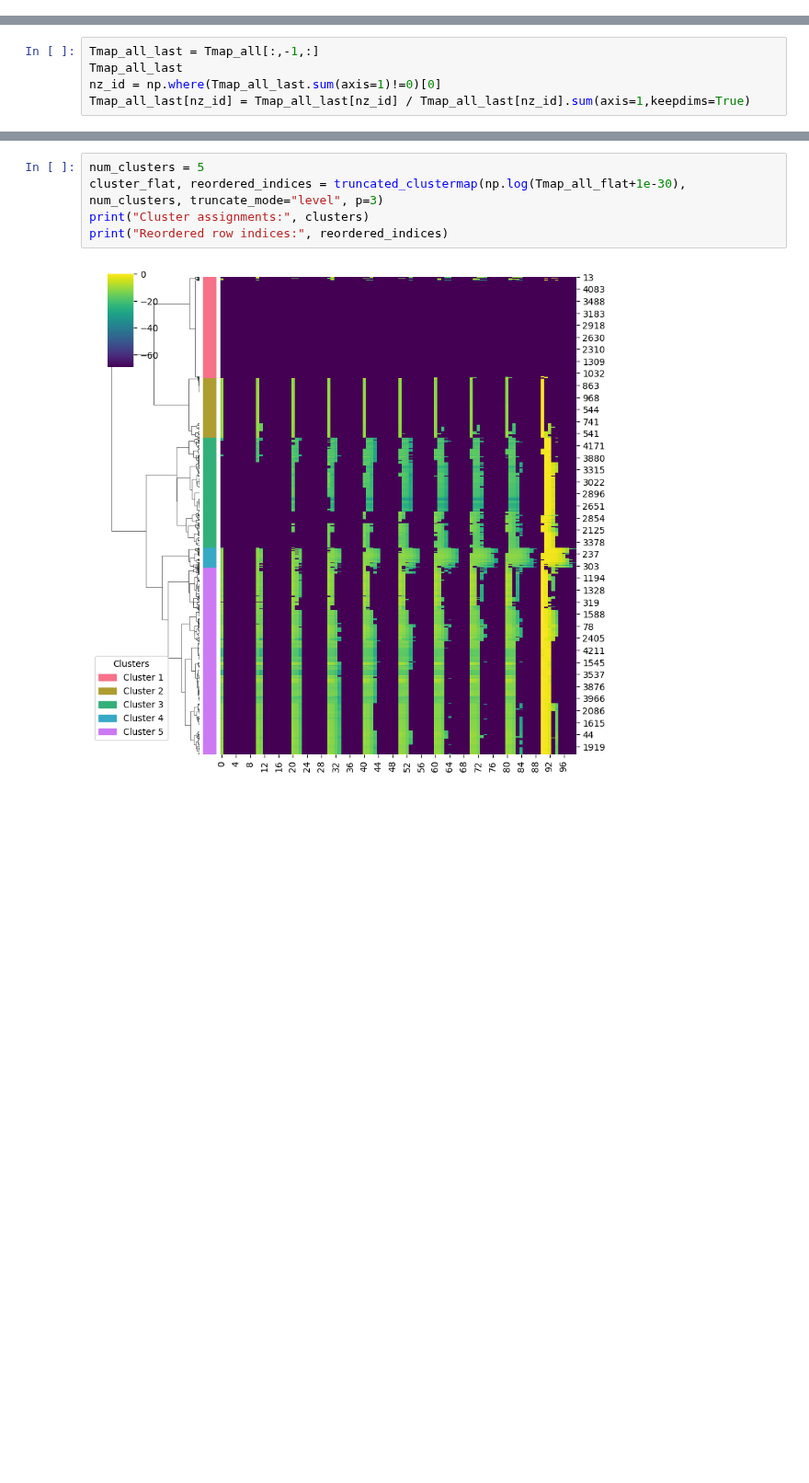
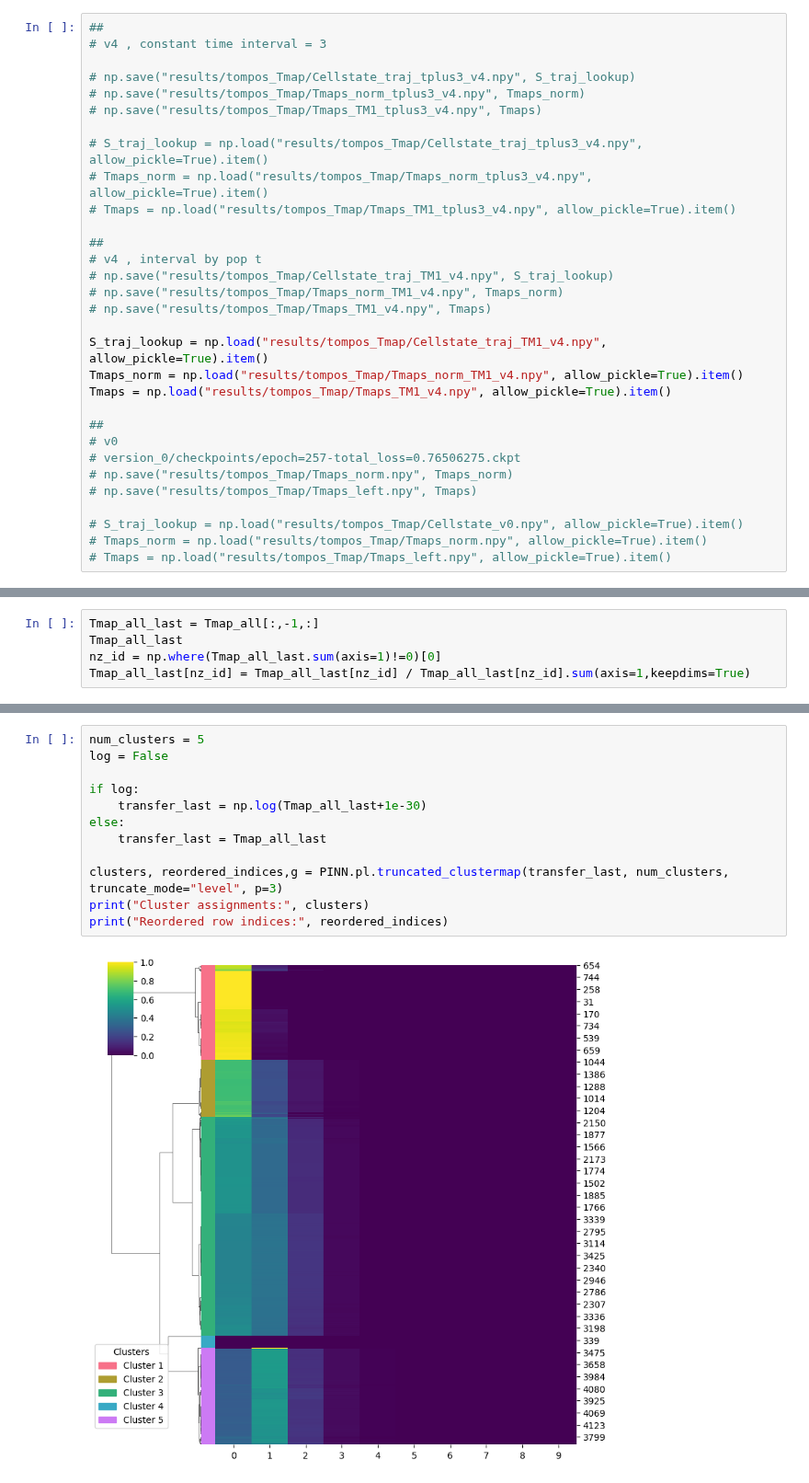
Before and after one commit to oZwZo/PINN_dynamics, a Jupyter notebook: Explore_Notebook/7.evaluation/7-5.tompos_density_transfer.ipynb, the cells around one changed output, grey strips where cells are left out. Shown at 92% size. Saved outputs shown, nothing was run; the diff lists cells and outputs as text; blank space fills up the shorter version.

```diff
--- a/Explore_Notebook/7.evaluation/7-5.tompos_density_transfer.ipynb
+++ b/Explore_Notebook/7.evaluation/7-5.tompos_density_transfer.ipynb
@@ -262,0 +142,31 @@ np.save("results/tompos_Tmap/Tmaps_left.npy", Tmaps)
+# %%
+##
+# v4 , constant time interval = 3
+
+# np.save("results/tompos_Tmap/Cellstate_traj_tplus3_v4.npy", S_traj_lookup)
+# np.save("results/tompos_Tmap/Tmaps_norm_tplus3_v4.npy", Tmaps_norm)
+# np.save("results/tompos_Tmap/Tmaps_TM1_tplus3_v4.npy", Tmaps)
+
+# S_traj_lookup = np.load("results/tompos_Tmap/Cellstate_traj_tplus3_v4.npy", allow_pickle=True).item()
+# Tmaps_norm = np.load("results/tompos_Tmap/Tmaps_norm_tplus3_v4.npy", allow_pickle=True).item()
+# Tmaps = np.load("results/tompos_Tmap/Tmaps_TM1_tplus3_v4.npy", allow_pickle=True).item()
+
+##
+# v4 , interval by pop t
+# np.save("results/tompos_Tmap/Cellstate_traj_TM1_v4.npy", S_traj_lookup)
+# np.save("results/tompos_Tmap/Tmaps_norm_TM1_v4.npy", Tmaps_norm)
+# np.save("results/tompos_Tmap/Tmaps_TM1_v4.npy", Tmaps)
+
+S_traj_lookup = np.load("results/tompos_Tmap/Cellstate_traj_TM1_v4.npy", allow_pickle=True).item()
+Tmaps_norm = np.load("results/tompos_Tmap/Tmaps_norm_TM1_v4.npy", allow_pickle=True).item()
+Tmaps = np.load("results/tompos_Tmap/Tmaps_TM1_v4.npy", allow_pickle=True).item()
+
+##
+# v0
+# version_0/checkpoints/epoch=257-total_loss=0.76506275.ckpt
+# np.save("results/tompos_Tmap/Tmaps_norm.npy", Tmaps_norm)
+# np.save("results/tompos_Tmap/Tmaps_left.npy", Tmaps)
+
+# S_traj_lookup = np.load("results/tompos_Tmap/Cellstate_v0.npy", allow_pickle=True).item()
+# Tmaps_norm = np.load("results/tompos_Tmap/Tmaps_norm.npy", allow_pickle=True).item()
+# Tmaps = np.load("results/tompos_Tmap/Tmaps_left.npy", allow_pickle=True).item()
@@ -584,7 +353,14 @@ def truncated_clustermap(matrix, num_clusters, truncate_mode="level", p=3, metho
 # %%
 num_clusters = 5
-cluster_flat, reordered_indices = truncated_clustermap(np.log(Tmap_all_flat+1e-30), num_clusters, truncate_mode="level", p=3)
+log = False
+
+if log:
+    transfer_last = np.log(Tmap_all_last+1e-30)
+else:
+    transfer_last = Tmap_all_last
+
+clusters, reordered_indices,g = PINN.pl.truncated_clustermap(transfer_last, num_clusters, truncate_mode="level", p=3)
 print("Cluster assignments:", clusters)
 print("Reordered row indices:", reordered_indices)
 # %% [output]
-[figure, old version]
+[figure, new version]
```
Also changed, not shown: parts of 50 cells of this notebook, 4 other files.
